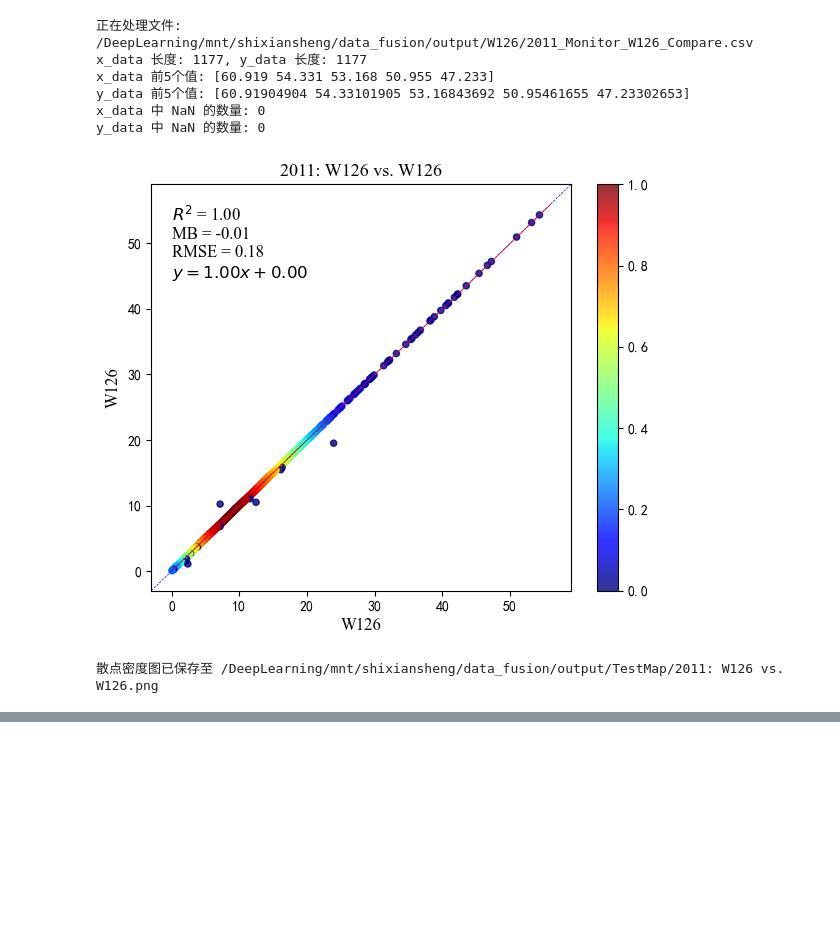
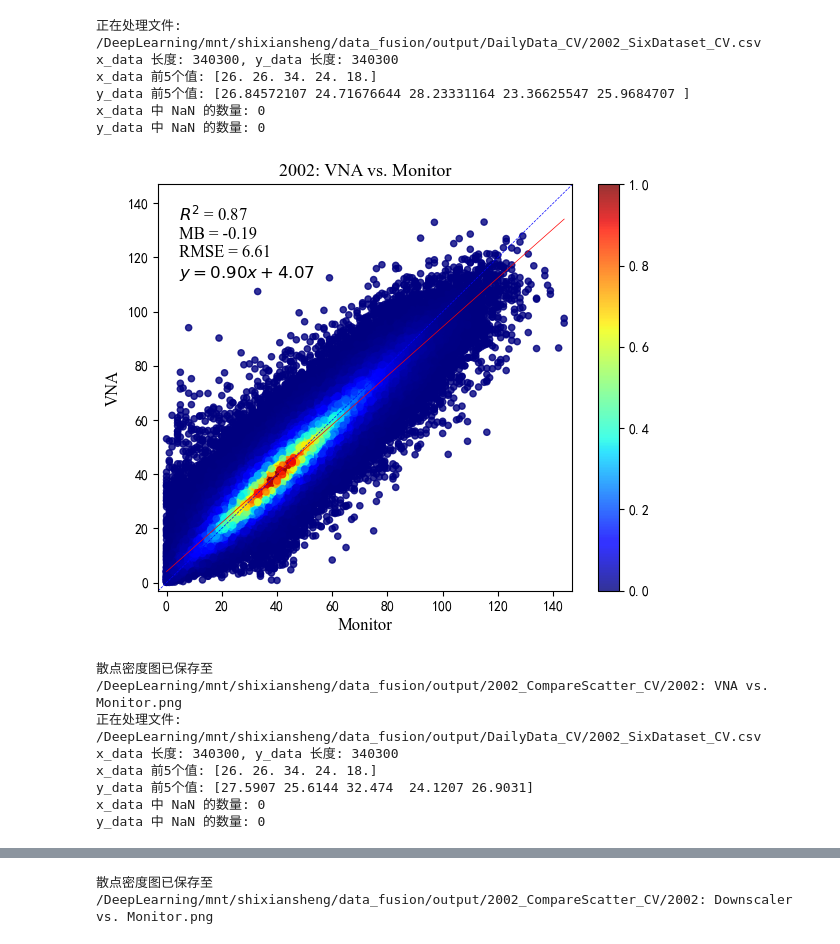
Before and after one commit to YuanTouMaoDie/O3MAT, a Jupyter notebook: Scatter_Diff-CV.ipynb, the cells around one changed output, grey strips where cells are left out. Drawn from its saved outputs; the diff is of its cells as text; code cells hidden in the pictures; blank space fills up the shorter version.

```diff
--- a/Scatter_Diff-CV.ipynb
+++ b/Scatter_Diff-CV.ipynb
@@ -13,7 +13,7 @@ def get_year(filename):
     """
     从文件名中提取年份（假设年份在 2011 - 2020 范围内）。
     """
-    match = re.search(r"(20[1-2][0-9])", filename)
+    match = re.search(r"(20[0-9][0-9])", filename)
     if match:
         return match.group(1)
     return None
@@ -97,7 +97,6 @@ def plot_density_scatter(dataframe_x, dataframe_y, x_column, y_column, output_di
     max_val = max(valid_x_data.max(), valid_y_data.max())
 
     # 调整x和y轴一样并添加余量，如果数据差别不大
-    max_val = 56
     max_val1 = max_val + 3
     ax.set_xlim(-3, max_val1)
     ax.set_ylim(-3, max_val1)
@@ -156,43 +155,49 @@ def process_file(fusion_output_file, x_axis_file):
     # 读取第二个文件的数据（x 轴数据）
     df_data_x = pd.read_csv(x_axis_file)
 
-    y_variables = ['SCUT_W126']
-    x_variable = 'EPA_W126'
+    y_variables = ['vna_ozone','ds_ozone']
+    x_variable = 'Conc'
 
     # 提取年份
     year_x = get_year(x_axis_file)
     year_y = get_year(fusion_output_file)
 
     if year_x != year_y:
         print("Warning: The years in the input files do not match!")
         return
 
     year = year_x
 
     # 动态生成路径名称
-    output_dir = os.path.join('/DeepLearning/mnt/shixiansheng/data_fusion/output', f"TestMap")
+    output_dir = os.path.join('/DeepLearning/mnt/shixiansheng/data_fusion/output', f"2002_CompareScatter_CV")
 
 
     # 遍历每个 y 变量并绘制图形
     for y_column in y_variables:
         plot_density_scatter(df_data_x, df_data_y, x_variable, y_column, output_dir, fusion_output_file)
 
 
 if __name__ == "__main__":
     # 输入文件
     fusion_output_files = [
-        "/DeepLearning/mnt/shixiansheng/data_fusion/output/W126/2011_Monitor_W126_Compare.csv",
+        "/DeepLearning/mnt/shixiansheng/data_fusion/output/DailyData_CV/2002_SixDataset_CV.csv",
     ]
-    x_axis_file = "/DeepLearning/mnt/shixiansheng/data_fusion/output/W126/2011_Monitor_W126_Compare.csv"
+    x_axis_file = "/DeepLearning/mnt/shixiansheng/data_fusion/output/DailyData_CV/2002_SixDataset_CV.csv"
 
     for file in fusion_output_files:
         process_file(file, x_axis_file)
 # %% [output]
-正在处理文件: /DeepLearning/mnt/shixiansheng/data_fusion/output/W126/2011_Monitor_W126_Compare.csv
-x_data 长度: 1177, y_data 长度: 1177
-x_data 前5个值: [60.919 54.331 53.168 50.955 47.233]
-y_data 前5个值: [60.91904904 54.33101905 53.16843692 50.95461655 47.23302653]
+正在处理文件: /DeepLearning/mnt/shixiansheng/data_fusion/output/DailyData_CV/2002_SixDataset_CV.csv
+x_data 长度: 340300, y_data 长度: 340300
+x_data 前5个值: [26. 26. 34. 24. 18.]
+y_data 前5个值: [26.84572107 24.71676644 28.23331164 23.36625547 25.9684707 ]
 x_data 中 NaN 的数量: 0
 y_data 中 NaN 的数量: 0
-[figure, old version]
+[figure, new version]
-散点密度图已保存至 /DeepLearning/mnt/shixiansheng/data_fusion/output/TestMap/2011: W126 vs. W126.png
+散点密度图已保存至 /DeepLearning/mnt/shixiansheng/data_fusion/output/2002_CompareScatter_CV/2002: VNA vs. Monitor.png
+正在处理文件: /DeepLearning/mnt/shixiansheng/data_fusion/output/DailyData_CV/2002_SixDataset_CV.csv
+x_data 长度: 340300, y_data 长度: 340300
+x_data 前5个值: [26. 26. 34. 24. 18.]
+y_data 前5个值: [27.5907 25.6144 32.474  24.1207 26.9031]
+x_data 中 NaN 的数量: 0
+y_data 中 NaN 的数量: 0
@@ -198,0 +205 @@ y_data 中 NaN 的数量: 0
+散点密度图已保存至 /DeepLearning/mnt/shixiansheng/data_fusion/output/2002_CompareScatter_CV/2002: Downscaler vs. Monitor.png
```
Also changed, not shown: parts of 1 cell of this notebook, 55 other files.
